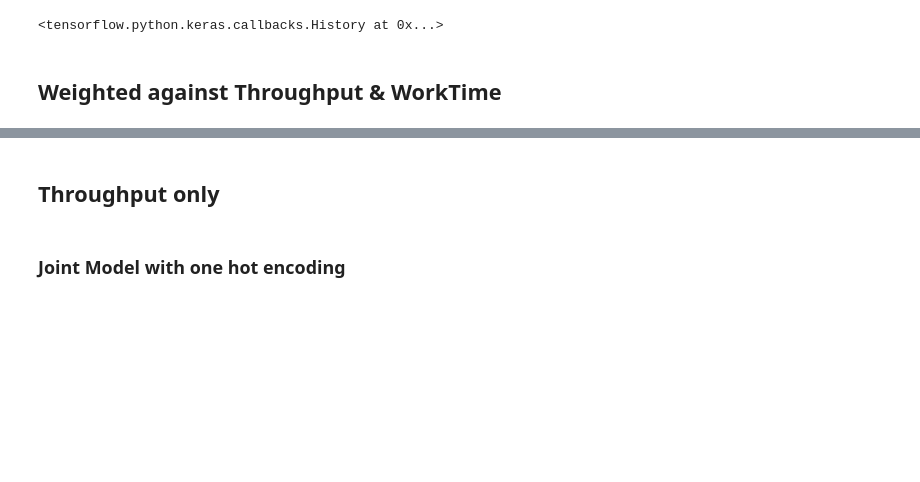
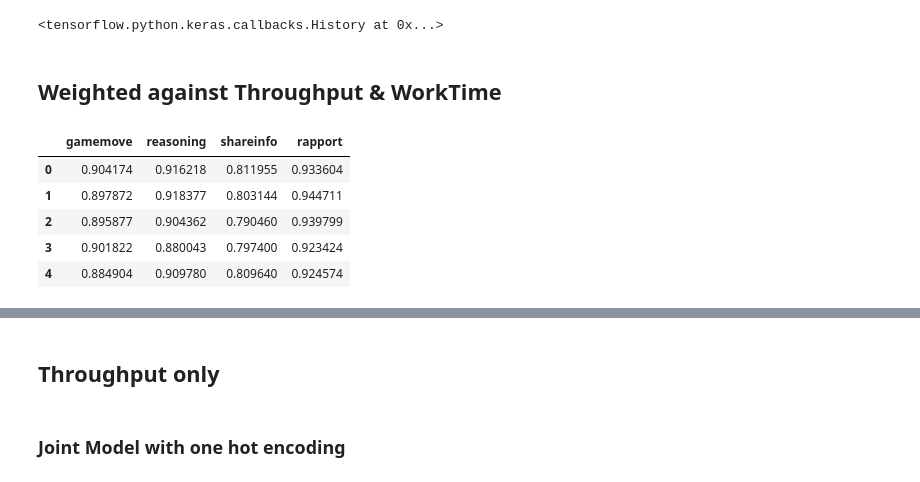
Before and after one commit to quarbby/diplomacy-betrayal, a Jupyter notebook: pipeline-onehot.ipynb, the cells around one changed output, grey strips where cells are left out. Drawn from its saved outputs; the diff is of its cells as text; code cells hidden in the pictures; blank space fills up the shorter version.

```diff
--- a/pipeline-onehot.ipynb
+++ b/pipeline-onehot.ipynb
@@ -457,3 +514,12 @@ pred_df_throughput = pred_df_throughput.mul(throughput_values, axis=0)
 worktime_values = df_worktime['var_worktime'].take(indices_train).values
 pred_df_full_worktime = pred_df_full_worktime.mul(worktime_values, axis=0)
 pred_df_worktime = pred_df_worktime.mul(worktime_values, axis=0)
+# %%
+pred_df_full.head()
+# %% [output]
+|  | gamemove | reasoning | shareinfo | rapport |
+| 0 | 0.904174 | 0.916218 | 0.811955 | 0.933604 |
+| 1 | 0.897872 | 0.918377 | 0.803144 | 0.944711 |
+| 2 | 0.895877 | 0.904362 | 0.790460 | 0.939799 |
+| 3 | 0.901822 | 0.880043 | 0.797400 | 0.923424 |
+| 4 | 0.884904 | 0.909780 | 0.809640 | 0.924574 |
```
Also changed, not shown: parts of 32 cells of this notebook, 1 other file.
